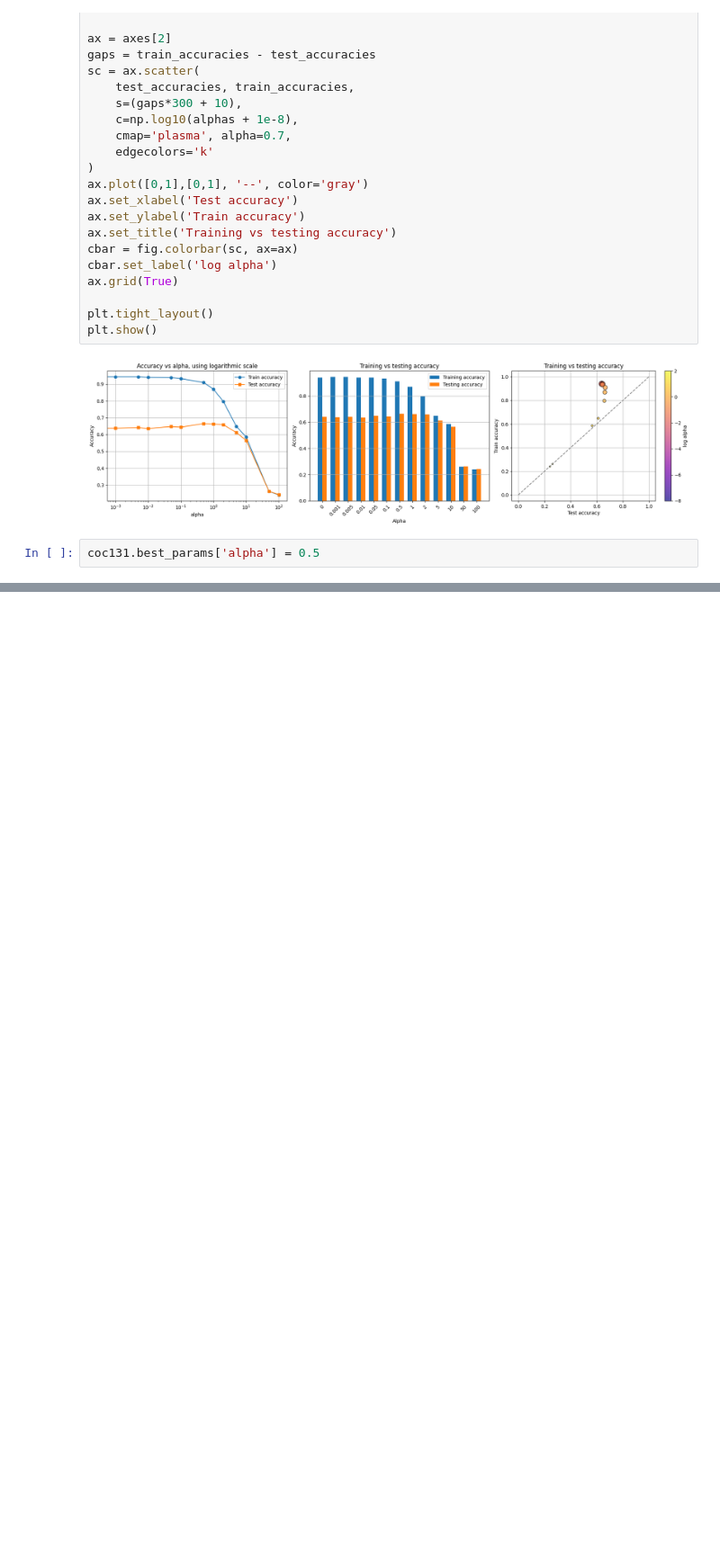
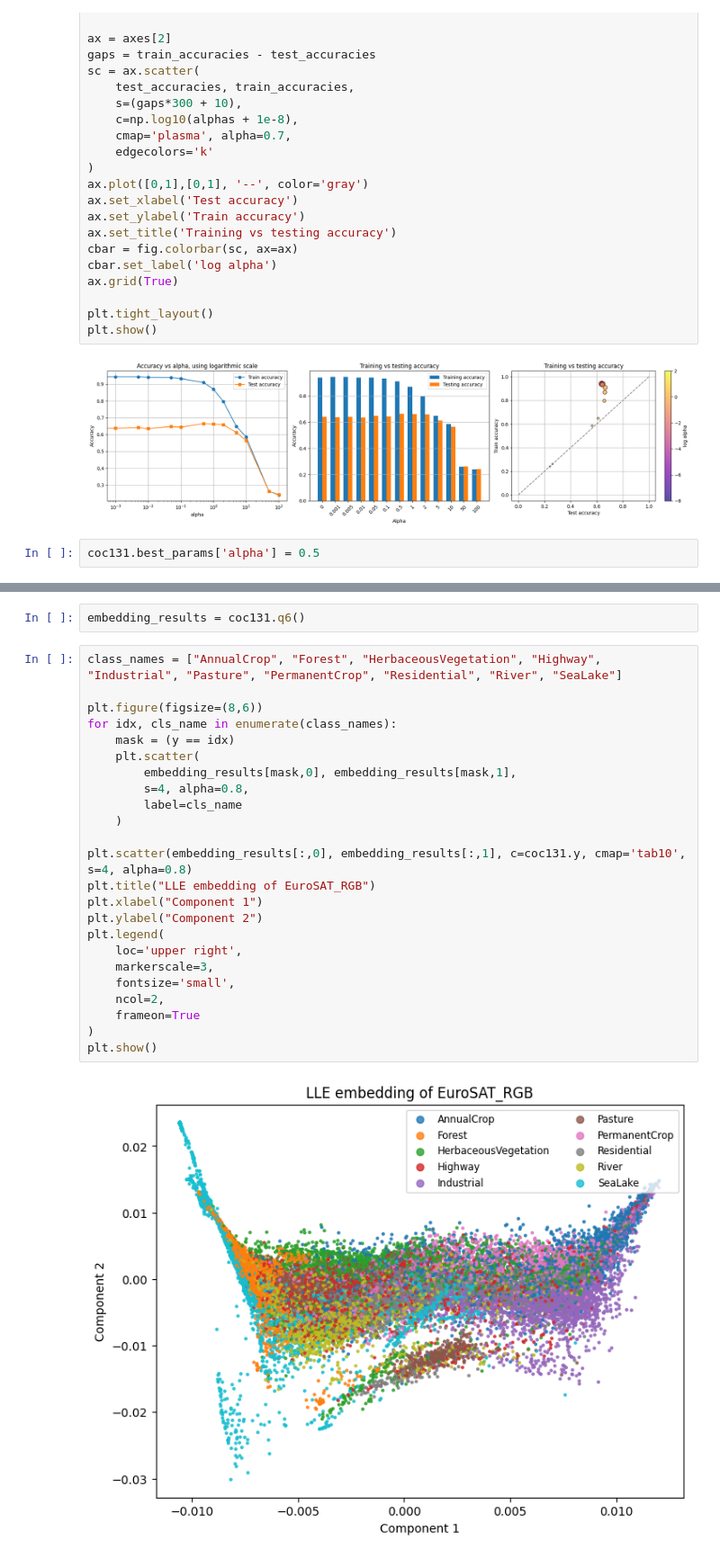
Before and after one commit to arjy143/CW-Earth-Classifier, a Jupyter notebook: coc131_cw_notebook.ipynb, the cells around one changed output, grey strips where cells are left out. Shown at 90% size. Cells and saved outputs as stored; diff of their text form; blank space fills up the shorter version.

```diff
--- a/coc131_cw_notebook.ipynb
+++ b/coc131_cw_notebook.ipynb
@@ -315,0 +405,28 @@ coc131.best_params['alpha'] = 0.5
+# %%
+embedding_results = coc131.q6()
+# %%
+class_names = ["AnnualCrop", "Forest", "HerbaceousVegetation", "Highway", "Industrial", "Pasture", "PermanentCrop", "Residential", "River", "SeaLake"]
+
+plt.figure(figsize=(8,6))
+for idx, cls_name in enumerate(class_names):
+    mask = (y == idx)
+    plt.scatter(
+        embedding_results[mask,0], embedding_results[mask,1],
+        s=4, alpha=0.8,
+        label=cls_name
+    )
+
+plt.scatter(embedding_results[:,0], embedding_results[:,1], c=coc131.y, cmap='tab10', s=4, alpha=0.8)
+plt.title("LLE embedding of EuroSAT_RGB")
+plt.xlabel("Component 1")
+plt.ylabel("Component 2")
+plt.legend(
+    loc='upper right',
+    markerscale=3,
+    fontsize='small',
+    ncol=2,
+    frameon=True
+)
+plt.show()
+# %% [output]
+[figure, added]
```
Also changed, not shown: parts of 11 cells of this notebook.
